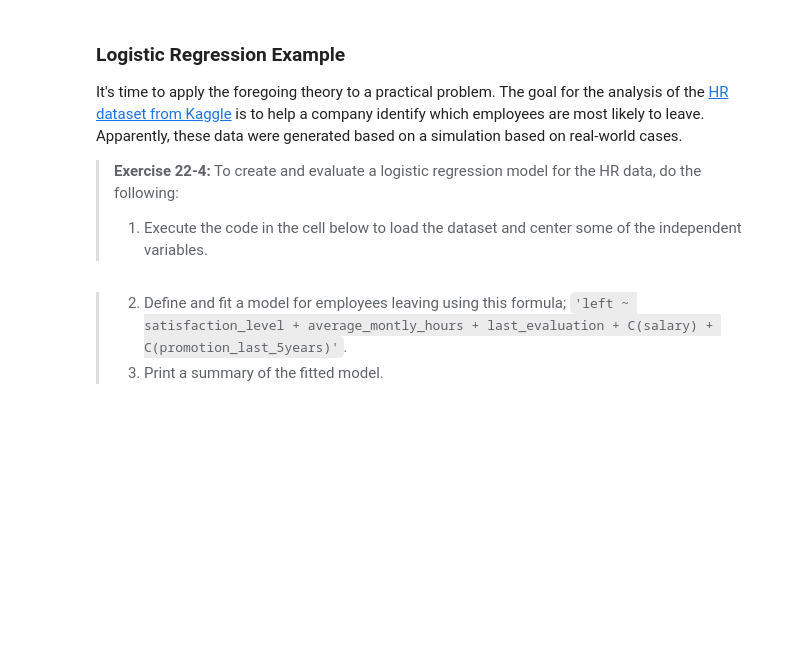
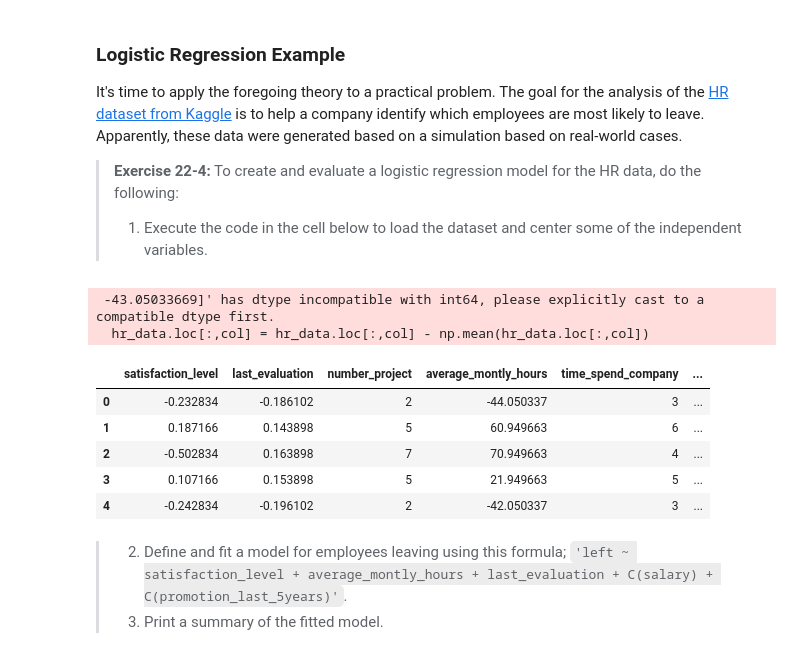
Before and after one commit to lscarval/CSCI-E-83-Fundamentals, a Jupyter notebook: Notebooks/22_Chapter22_GeneralizedLinearModels.ipynb, the cells around one changed output. Cells and saved outputs as stored; diff of their text form; code cells hidden in the pictures; blank space fills up the shorter version.

```diff
--- a/Notebooks/22_Chapter22_GeneralizedLinearModels.ipynb
+++ b/Notebooks/22_Chapter22_GeneralizedLinearModels.ipynb
@@ -578,10 +769,19 @@ It's time to apply the foregoing theory to a practical problem. The goal for the
 > **Exercise 22-4:** To create and evaluate a logistic regression model for the HR data, do the following:
 > 1. Execute the code in the cell below to load the dataset and center some of the independent variables.
 # %%
-hr_data = pd.read_csv('../data/HR_comma_sep.csv')
+hr_data = pd.read_csv('/content/HR_comma_sep.csv')
 for col in ['satisfaction_level','average_montly_hours','last_evaluation']:
     hr_data.loc[:,col] = hr_data.loc[:,col] - np.mean(hr_data.loc[:,col])
 hr_data.head()
+# %% [output]
+ -43.05033669]' has dtype incompatible with int64, please explicitly cast to a compatible dtype first.
+  hr_data.loc[:,col] = hr_data.loc[:,col] - np.mean(hr_data.loc[:,col])
+|  | satisfaction_level | last_evaluation | number_project | average_montly_hours | time_spend_company | ... |
+| 0 | -0.232834 | -0.186102 | 2 | -44.050337 | 3 | ... |
+| 1 | 0.187166 | 0.143898 | 5 | 60.949663 | 6 | ... |
+| 2 | -0.502834 | 0.163898 | 7 | 70.949663 | 4 | ... |
+| 3 | 0.107166 | 0.153898 | 5 | 21.949663 | 5 | ... |
+| 4 | -0.242834 | -0.196102 | 2 | -42.050337 | 3 | ... |
 # %% [markdown]
 > 2. Define and fit a model for employees leaving using this formula; `'left ~ satisfaction_level + average_montly_hours + last_evaluation + C(salary) + C(promotion_last_5years)'`.
 > 3. Print a summary of the fitted model.
```
Also changed, not shown: parts of 40 cells of this notebook.
